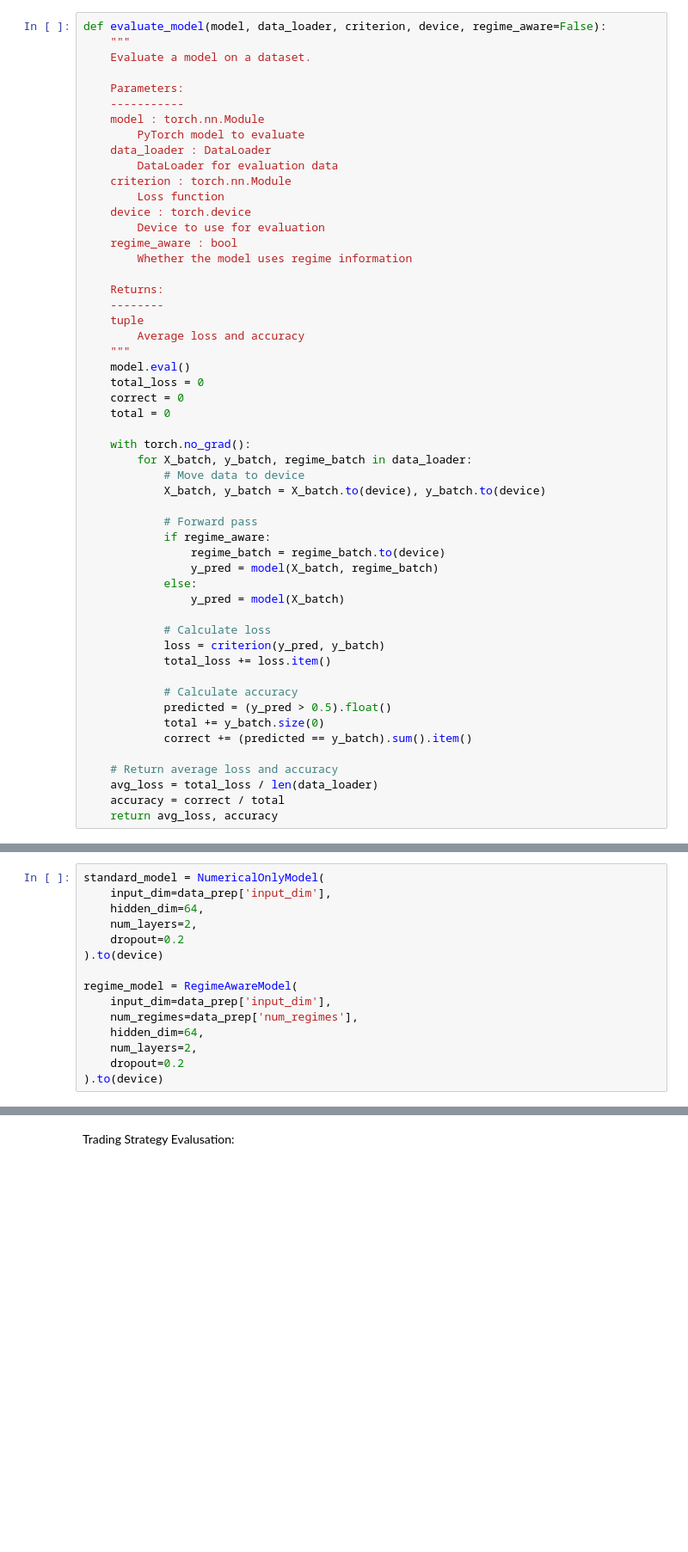
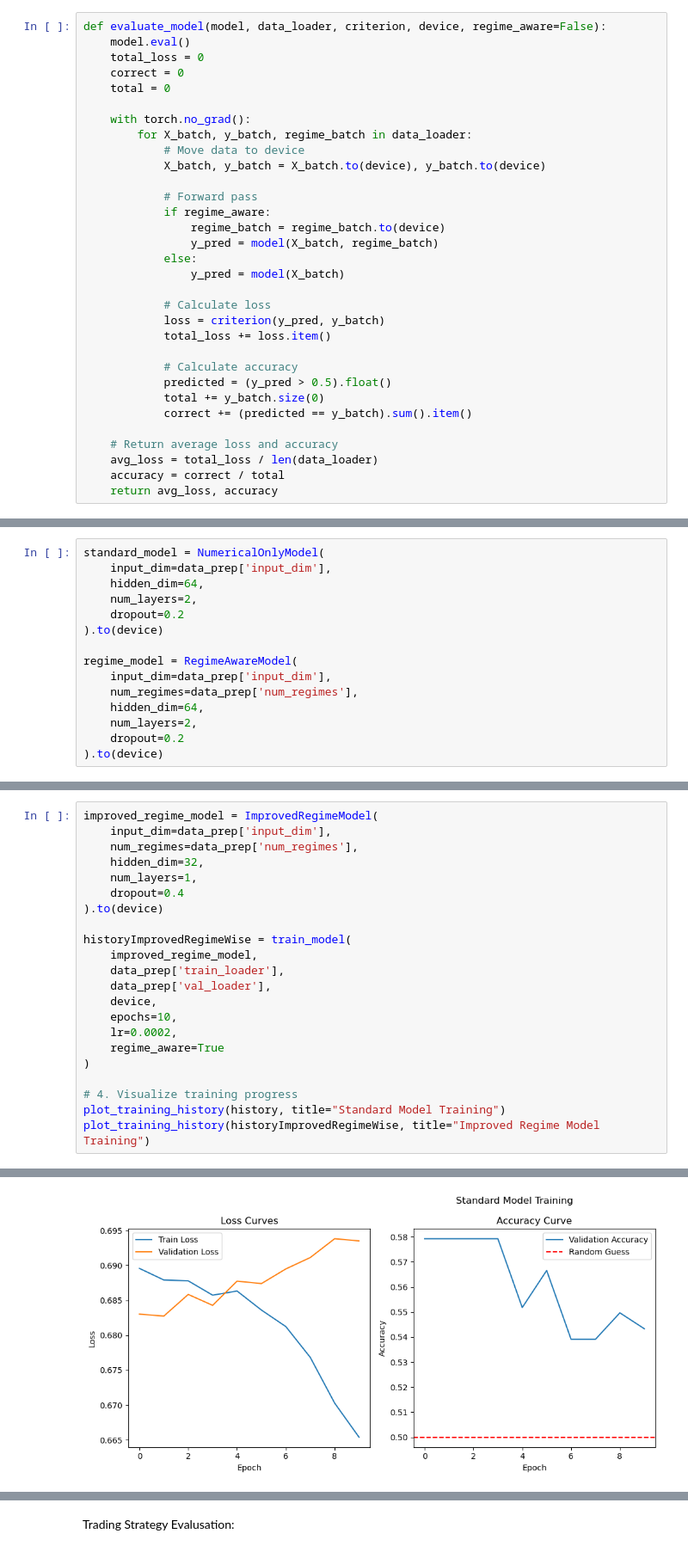
Before and after one commit to fallxns/MachineLearningPipeline, a Jupyter notebook: AIPipeline.ipynb, the cells around one changed output, grey strips where cells are left out. Shown at 86% size. Saved outputs shown, nothing was run; the diff lists cells and outputs as text; blank space fills up the shorter version.

Commit message:
finished evaluation

```diff
--- a/AIPipeline.ipynb
+++ b/AIPipeline.ipynb
@@ -850,26 +831,5 @@ def hyperparameter_tuning(data, params_grid):
 # %%
 def evaluate_model(model, data_loader, criterion, device, regime_aware=False):
-    """
-    Evaluate a model on a dataset.
-
-    Parameters:
-    -----------
-    model : torch.nn.Module
-        PyTorch model to evaluate
-    data_loader : DataLoader
-        DataLoader for evaluation data
-    criterion : torch.nn.Module
-        Loss function
-    device : torch.device
-        Device to use for evaluation
-    regime_aware : bool
-        Whether the model uses regime information
-
-    Returns:
-    --------
-    tuple
-        Average loss and accuracy
-    """
     model.eval()
     total_loss = 0
     correct = 0
@@ -1057,0 +1074,23 @@ Best validation accuracy: 0.5793
+# %%
+improved_regime_model = ImprovedRegimeModel(
+    input_dim=data_prep['input_dim'],
+    num_regimes=data_prep['num_regimes'],
+    hidden_dim=32,
+    num_layers=1,
+    dropout=0.4
+).to(device)
+
+historyImprovedRegimeWise = train_model(
+    improved_regime_model,
+    data_prep['train_loader'],
+    data_prep['val_loader'],
+    device,
+    epochs=10,
+    lr=0.0002,
+    regime_aware=True
+)
+
+# 4. Visualize training progress
+plot_training_history(history, title="Standard Model Training")
+plot_training_history(historyImprovedRegimeWise, title="Improved Regime Model Training")
+# %% [output]
@@ -1057,0 +1101 @@ Best validation accuracy: 0.5793
+[figure, added]
```
Also changed, not shown: parts of 37 cells of this notebook.
